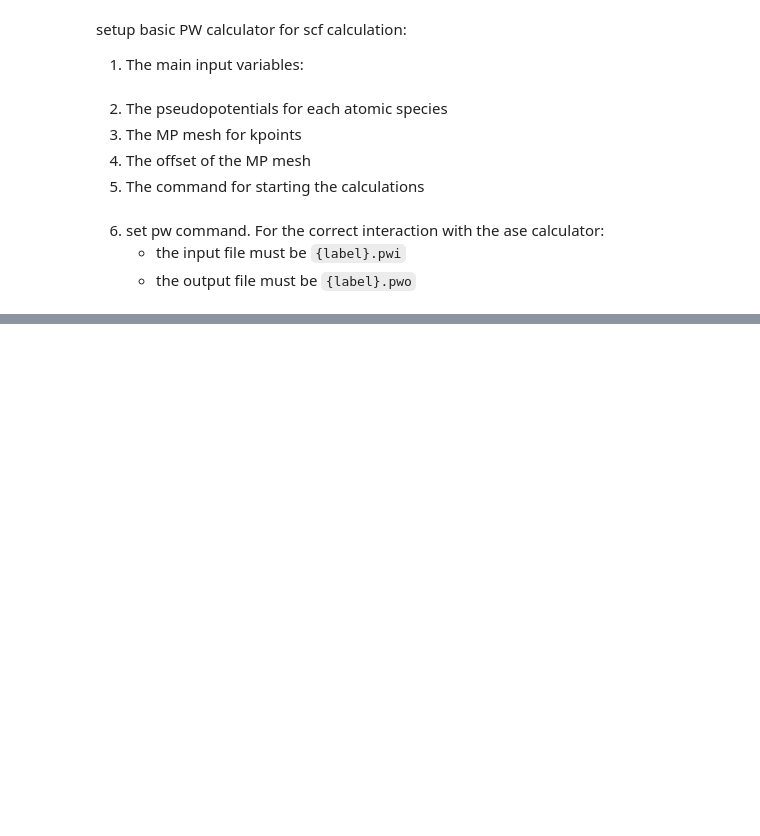
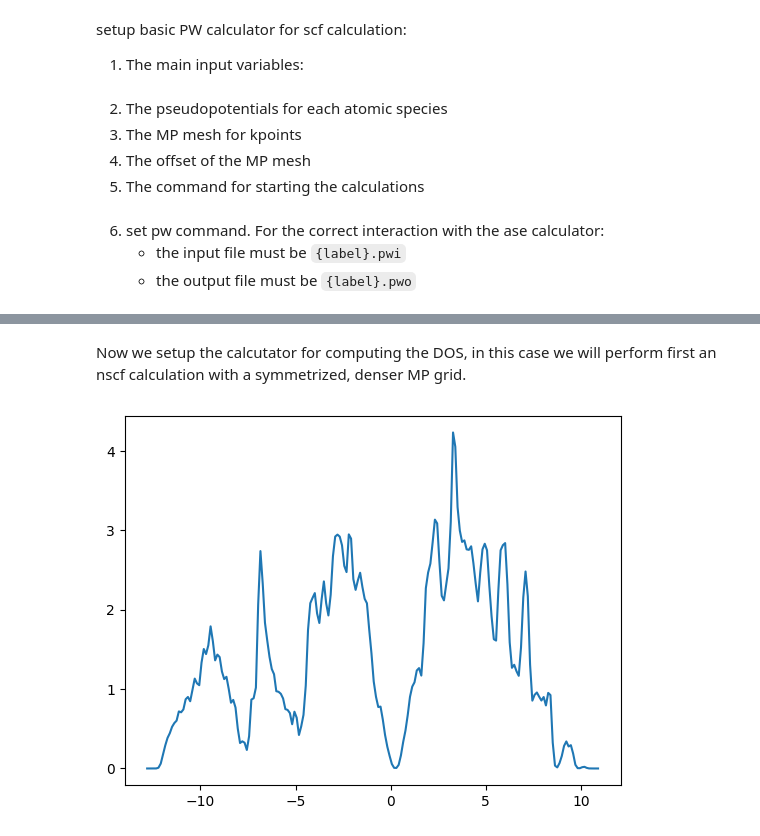
Before and after one commit to ASE-Workshop-2023/tutorial, a Jupyter notebook: development/Si_FCC_with_QE_calc.ipynb, the cells around one changed output, grey strips where cells are left out. Cells and saved outputs as stored; diff of their text form; code cells hidden in the pictures; blank space fills up the shorter version.

```diff
--- a/development/Si_FCC_with_QE_calc.ipynb
+++ b/development/Si_FCC_with_QE_calc.ipynb
@@ -17,9 +17,11 @@ setup basic PW calculator for scf calculation:
 
 1. The main input variables:
 # %%
+from pathlib import Path
+pseudo_dir = str(Path.home() / 'qe-7.2/pseudo/')
 control = {'calculation': "scf",
            'prefix': "si_fcc",
-           'pseudo_dir': "qe-7.2/pseudo",
+           'pseudo_dir': pseudo_dir,
            'tprnfor': True,
            'tstress': True}
 system = {'ecutwfc': 35.00}
@@ -101,0 +109,26 @@ bands_calc = QEpw(label='bands',
+# %% [markdown]
+Now we setup the calcutator for computing the DOS, in this case we will perform first an nscf calculation with a symmetrized, denser  MP grid.
+# %%
+control.update({'calculation':'nscf',
+                'verbosity': 'high'})
+nscf_calc = QEpw(label='nscf',
+                 command= pwcommand(label='nscf'),
+                 input_data={'control': control,
+                             'system': system,
+                             'electron': electrons},
+                 pseudopotentials=atomic_species,
+                 kpts=[16,16,16],
+                 koffset=[0,0,0])
+
+nscf_calc.calculate(si_fcc)
+# %%
+from ase.dft.dos import DOS
+from matplotlib  import pyplot as plt
+
+dos = DOS(nscf_calc, npts = 200,width=0.15)
+energies=dos.get_energies()
+dosvals = dos.get_dos()
+plt.plot(energies, dosvals)
+plt.show()
+# %% [output]
+[figure, added]
```
Also changed, not shown: parts of 12 cells of this notebook.
